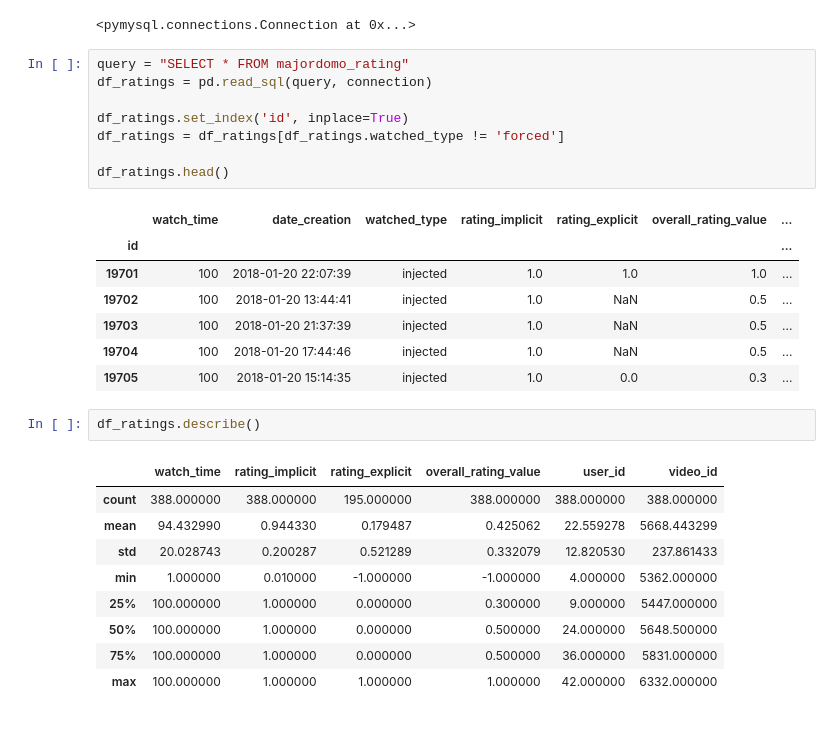
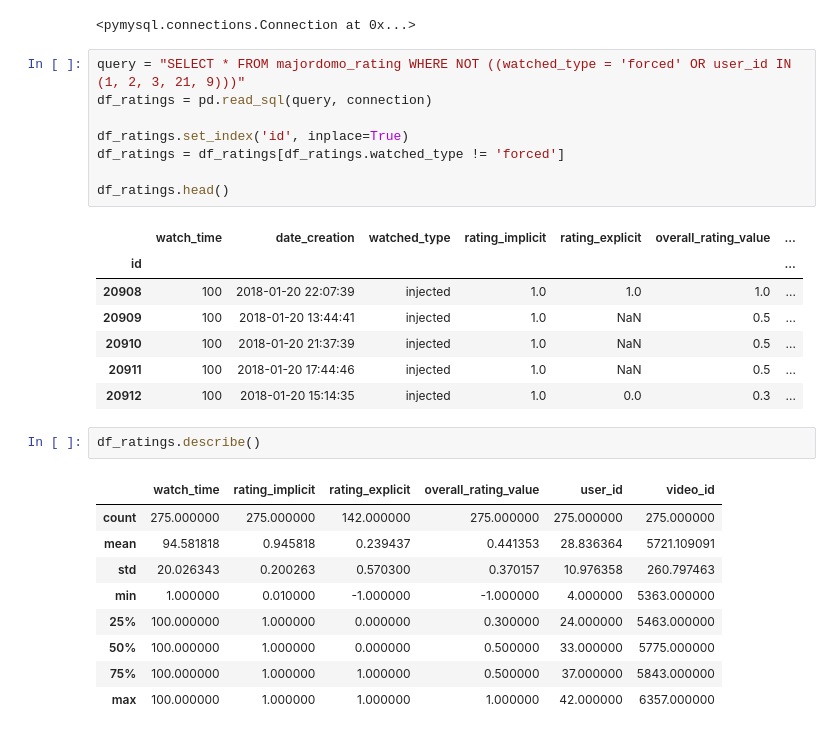
Before and after one commit to davidcampelo/tv4e-recommender, a Jupyter notebook: notebooks/recommender_features_analysis.ipynb, the cells around one changed output. Drawn from its saved outputs; the diff is of its cells as text.

```diff
--- a/notebooks/recommender_features_analysis.ipynb
+++ b/notebooks/recommender_features_analysis.ipynb
@@ -16,33 +16,33 @@ connection
 # %% [output]
 <pymysql.connections.Connection at 0x...>
 # %%
-query = "SELECT * FROM majordomo_rating"
+query = "SELECT * FROM majordomo_rating WHERE NOT ((watched_type = 'forced' OR user_id IN (1, 2, 3, 21, 9)))"
 df_ratings = pd.read_sql(query, connection)
 
 df_ratings.set_index('id', inplace=True)
 df_ratings = df_ratings[df_ratings.watched_type != 'forced']
 
 df_ratings.head()
 # %% [output]
 |  | watch_time | date_creation | watched_type | rating_implicit | rating_explicit | overall_rating_value | ... |
 | id |  |  |  |  |  |  | ... |
-| 19701 | 100 | 2018-01-20 22:07:39 | injected | 1.0 | 1.0 | 1.0 | ... |
-| 19702 | 100 | 2018-01-20 13:44:41 | injected | 1.0 | NaN | 0.5 | ... |
-| 19703 | 100 | 2018-01-20 21:37:39 | injected | 1.0 | NaN | 0.5 | ... |
-| 19704 | 100 | 2018-01-20 17:44:46 | injected | 1.0 | NaN | 0.5 | ... |
-| 19705 | 100 | 2018-01-20 15:14:35 | injected | 1.0 | 0.0 | 0.3 | ... |
+| 20908 | 100 | 2018-01-20 22:07:39 | injected | 1.0 | 1.0 | 1.0 | ... |
+| 20909 | 100 | 2018-01-20 13:44:41 | injected | 1.0 | NaN | 0.5 | ... |
+| 20910 | 100 | 2018-01-20 21:37:39 | injected | 1.0 | NaN | 0.5 | ... |
+| 20911 | 100 | 2018-01-20 17:44:46 | injected | 1.0 | NaN | 0.5 | ... |
+| 20912 | 100 | 2018-01-20 15:14:35 | injected | 1.0 | 0.0 | 0.3 | ... |
 # %%
 df_ratings.describe()
 # %% [output]
 |  | watch_time | rating_implicit | rating_explicit | overall_rating_value | user_id | video_id |
-| count | 388.000000 | 388.000000 | 195.000000 | 388.000000 | 388.000000 | 388.000000 |
-| mean | 94.432990 | 0.944330 | 0.179487 | 0.425062 | 22.559278 | 5668.443299 |
-| std | 20.028743 | 0.200287 | 0.521289 | 0.332079 | 12.820530 | 237.861433 |
-| min | 1.000000 | 0.010000 | -1.000000 | -1.000000 | 4.000000 | 5362.000000 |
-| 25% | 100.000000 | 1.000000 | 0.000000 | 0.300000 | 9.000000 | 5447.000000 |
-| 50% | 100.000000 | 1.000000 | 0.000000 | 0.500000 | 24.000000 | 5648.500000 |
-| 75% | 100.000000 | 1.000000 | 0.000000 | 0.500000 | 36.000000 | 5831.000000 |
-| max | 100.000000 | 1.000000 | 1.000000 | 1.000000 | 42.000000 | 6332.000000 |
+| count | 275.000000 | 275.000000 | 142.000000 | 275.000000 | 275.000000 | 275.000000 |
+| mean | 94.581818 | 0.945818 | 0.239437 | 0.441353 | 28.836364 | 5721.109091 |
+| std | 20.026343 | 0.200263 | 0.570300 | 0.370157 | 10.976358 | 260.797463 |
+| min | 1.000000 | 0.010000 | -1.000000 | -1.000000 | 4.000000 | 5363.000000 |
+| 25% | 100.000000 | 1.000000 | 0.000000 | 0.300000 | 24.000000 | 5463.000000 |
+| 50% | 100.000000 | 1.000000 | 0.000000 | 0.500000 | 33.000000 | 5775.000000 |
+| 75% | 100.000000 | 1.000000 | 1.000000 | 0.500000 | 37.000000 | 5843.000000 |
+| max | 100.000000 | 1.000000 | 1.000000 | 1.000000 | 42.000000 | 6357.000000 |
 # %%
 # Grouping ratings by user
 df_ratings_by_user = df_ratings.groupby(['user_id']).size().reset_index(name='counts')
```
Also changed, not shown: parts of 6 cells of this notebook, 3 other files.
